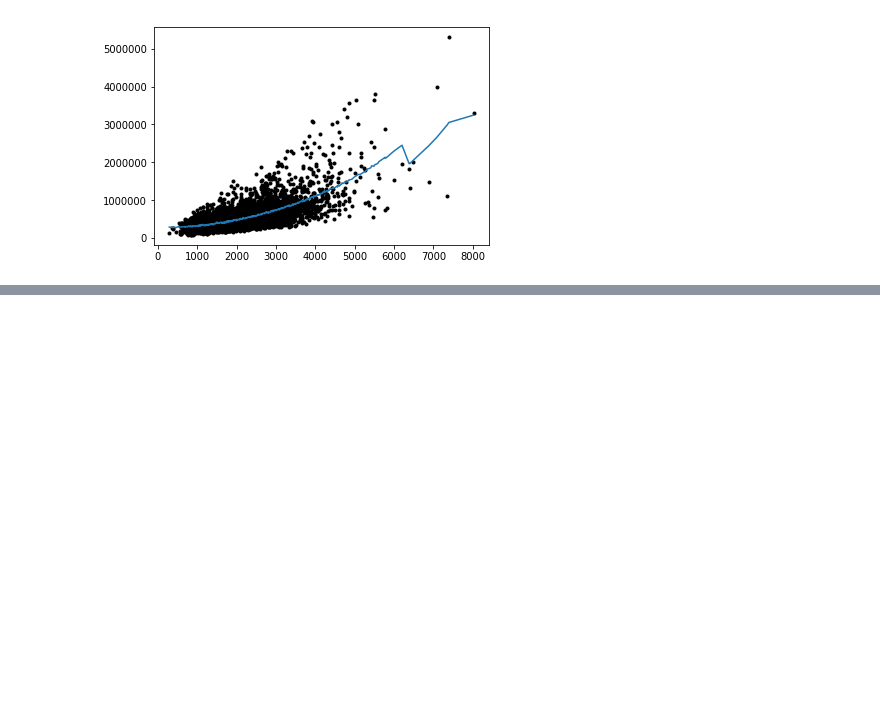
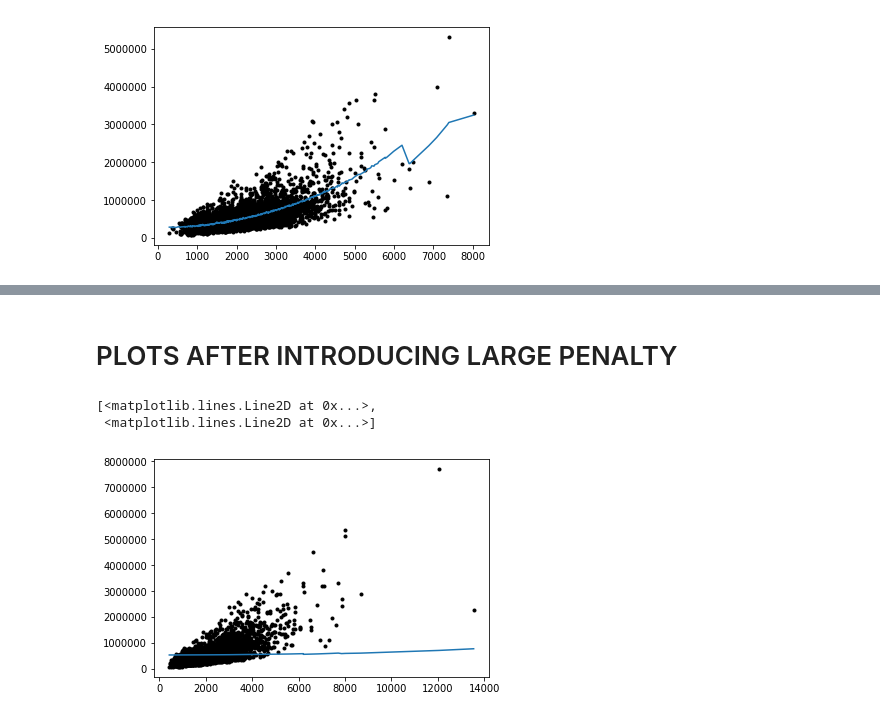
Before and after one commit to thesharpshooter/b, a Jupyter notebook: MLregression/ridge regression/WEEK 4, ASSIGN 1.ipynb, the cells around one changed output, grey strips where cells are left out. Drawn from its saved outputs; the diff is of its cells as text; code cells hidden in the pictures; blank space fills up the shorter version.

```diff
--- a/MLregression/ridge regression/WEEK 4, ASSIGN 1.ipynb
+++ b/MLregression/ridge regression/WEEK 4, ASSIGN 1.ipynb
@@ -129,0 +130,11 @@ plt.plot(poly_set4['X1'],set4['price'],'k.',poly_set4['X1'],submodel4.predict(po
+# %%
+l2_large_penalty=1.23e2
+# %%
+submodel1 = sk.linear_model.Ridge(alpha=l2_large_penalty,normalize=True)
+submodel2 = sk.linear_model.Ridge(alpha=l2_large_penalty,normalize=True)
+submodel3 = sk.linear_model.Ridge(alpha=l2_large_penalty,normalize=True)
+submodel4 = sk.linear_model.Ridge(alpha=l2_large_penalty,normalize=True)
+submodel1.fit(poly_set1,set1['price'])
+submodel2.fit(poly_set2,set2['price'])
+submodel3.fit(poly_set3,set3['price'])
+submodel4.fit(poly_set4,set4['price'])
@@ -129,0 +166,8 @@ plt.plot(poly_set4['X1'],set4['price'],'k.',poly_set4['X1'],submodel4.predict(po
+# %% [markdown]
+# PLOTS AFTER INTRODUCING LARGE PENALTY
+# %%
+plt.plot(poly_set1['X1'],set1['price'],'k.',poly_set1['X1'],submodel1.predict(poly_set1))
+# %% [output]
+[<matplotlib.lines.Line2D at 0x...>,
+ <matplotlib.lines.Line2D at 0x...>]
+[figure, added]
```
Also changed, not shown: parts of 26 cells of this notebook.
